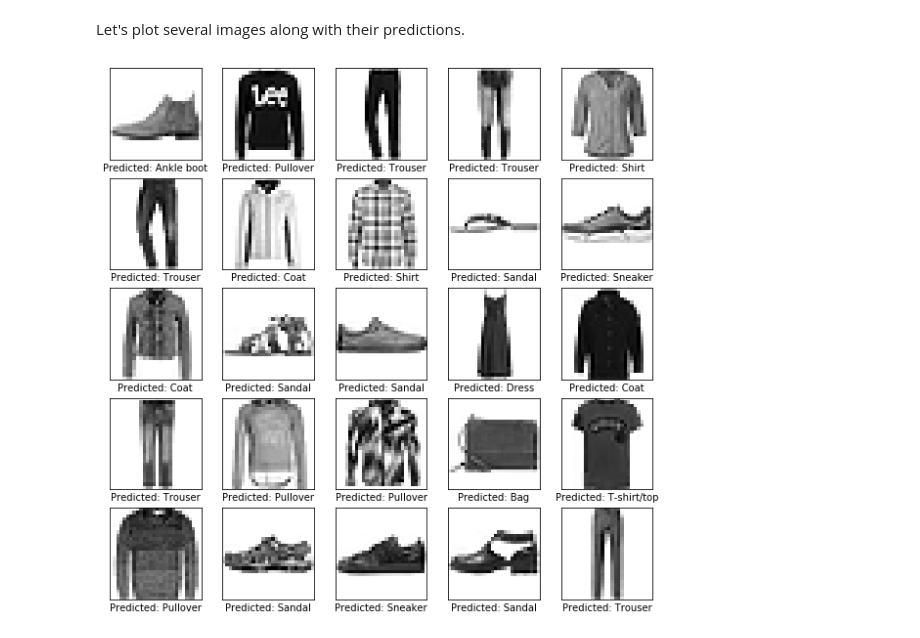
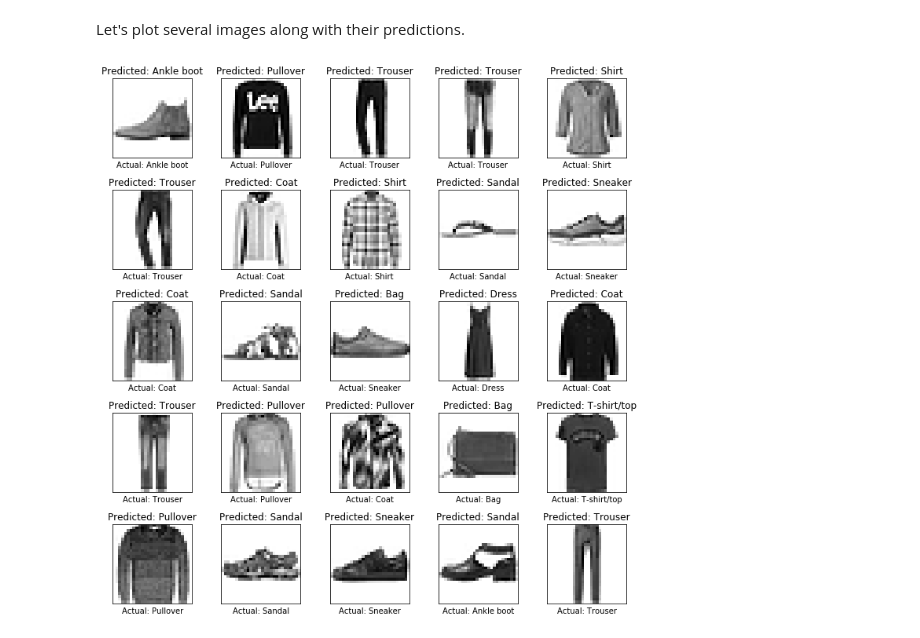
Before and after one commit to richardcsuwandi/dl-projects, a Jupyter notebook: Image Classification on Fashion MNIST Dataset.ipynb, the cells around one changed output. Drawn from its saved outputs; the diff is of its cells as text; code cells hidden in the pictures.

```diff
--- a/Image Classification on Fashion MNIST Dataset.ipynb
+++ b/Image Classification on Fashion MNIST Dataset.ipynb
@@ -150,13 +150,15 @@ Let's plot several images along with their predictions.
 # %%
 # Plot the images for the first 25 predictions
 plt.figure(figsize=(10,10))
 for i in range(25):
     plt.subplot(5,5,i+1)
+    plt.gca().set_title(f'Predicted: {class_names[np.argmax(predictions[i])]}')
     plt.xticks([])
     plt.yticks([])
     plt.grid(False)
     plt.imshow(test_images[i], cmap='binary')
-    plt.xlabel(f'Predicted: {class_names[np.argmax(predictions[i])]}')
+    plt.xlabel(f'Actual: {class_names[test_labels[i]]}')
+    plt.tight_layout()
 plt.show()
 # %% [output]
-[figure, old version]
+[figure, new version]
```
Also changed, not shown: parts of 4 cells of this notebook.
